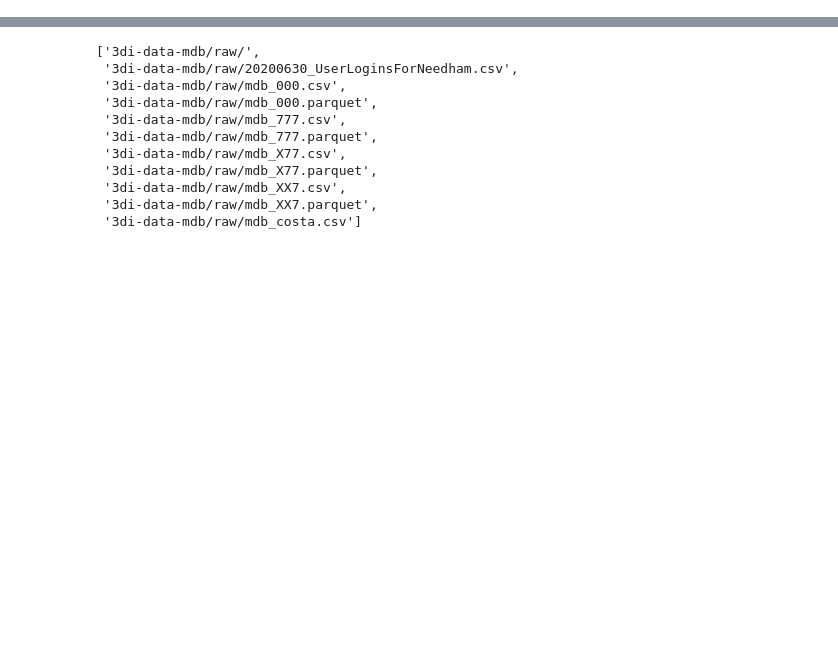
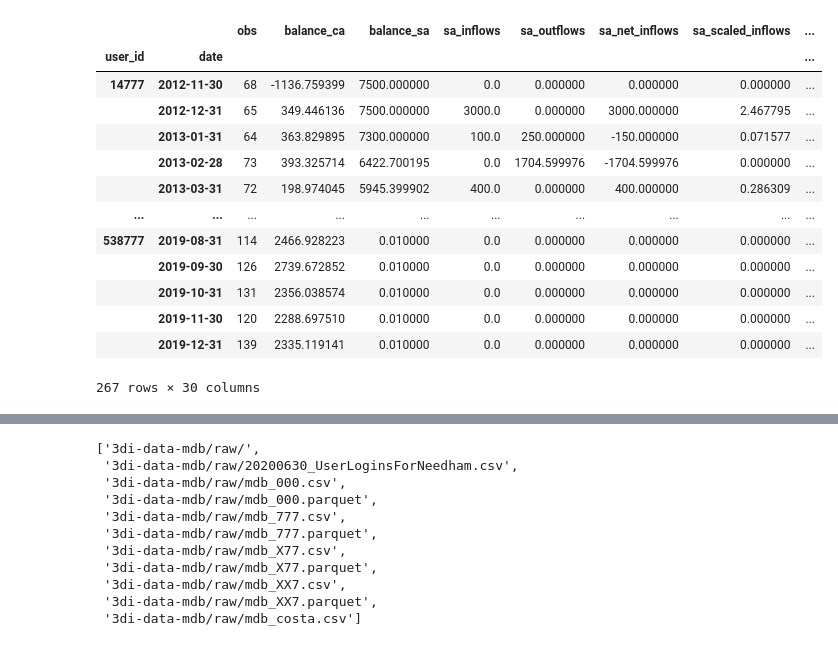
Before and after one commit to fabiangunzinger/entropy, a Jupyter notebook: notebooks/preproc_pipeline_tester.ipynb, the cells around one changed output, grey strips where cells are left out. Drawn from its saved outputs; the diff is of its cells as text; code cells hidden in the pictures; blank space fills up the shorter version.

Commit message:
Improved analysis data.

```diff
--- a/notebooks/preproc_pipeline_tester.ipynb
+++ b/notebooks/preproc_pipeline_tester.ipynb
@@ -66,0 +30,3 @@ add_final_count
+# %%
+df = hd.read_sample("777")
+hd.inspect(df)
@@ -66,0 +39,18 @@ add_final_count
+# %%
+data = ad.main(df)
+data
+# %% [output]
+|  |  | obs | balance_ca | balance_sa | sa_inflows | sa_outflows | sa_net_inflows | sa_scaled_inflows | ... |
+| user_id | date |  |  |  |  |  |  |  | ... |
+| 14777 | 2012-11-30 | 68 | -1136.759399 | 7500.000000 | 0.0 | 0.000000 | 0.000000 | 0.000000 | ... |
+|  | 2012-12-31 | 65 | 349.446136 | 7500.000000 | 3000.0 | 0.000000 | 3000.000000 | 2.467795 | ... |
+|  | 2013-01-31 | 64 | 363.829895 | 7300.000000 | 100.0 | 250.000000 | -150.000000 | 0.071577 | ... |
+|  | 2013-02-28 | 73 | 393.325714 | 6422.700195 | 0.0 | 1704.599976 | -1704.599976 | 0.000000 | ... |
+|  | 2013-03-31 | 72 | 198.974045 | 5945.399902 | 400.0 | 0.000000 | 400.000000 | 0.286309 | ... |
+| ... | ... | ... | ... | ... | ... | ... | ... | ... | ... |
+| 538777 | 2019-08-31 | 114 | 2466.928223 | 0.010000 | 0.0 | 0.000000 | 0.000000 | 0.000000 | ... |
+|  | 2019-09-30 | 126 | 2739.672852 | 0.010000 | 0.0 | 0.000000 | 0.000000 | 0.000000 | ... |
+|  | 2019-10-31 | 131 | 2356.038574 | 0.010000 | 0.0 | 0.000000 | 0.000000 | 0.000000 | ... |
+|  | 2019-11-30 | 120 | 2288.697510 | 0.010000 | 0.0 | 0.000000 | 0.000000 | 0.000000 | ... |
+|  | 2019-12-31 | 139 | 2335.119141 | 0.010000 | 0.0 | 0.000000 | 0.000000 | 0.000000 | ... |
+267 rows × 30 columns
```
Also changed, not shown: parts of 9 cells of this notebook, 2 other files.
